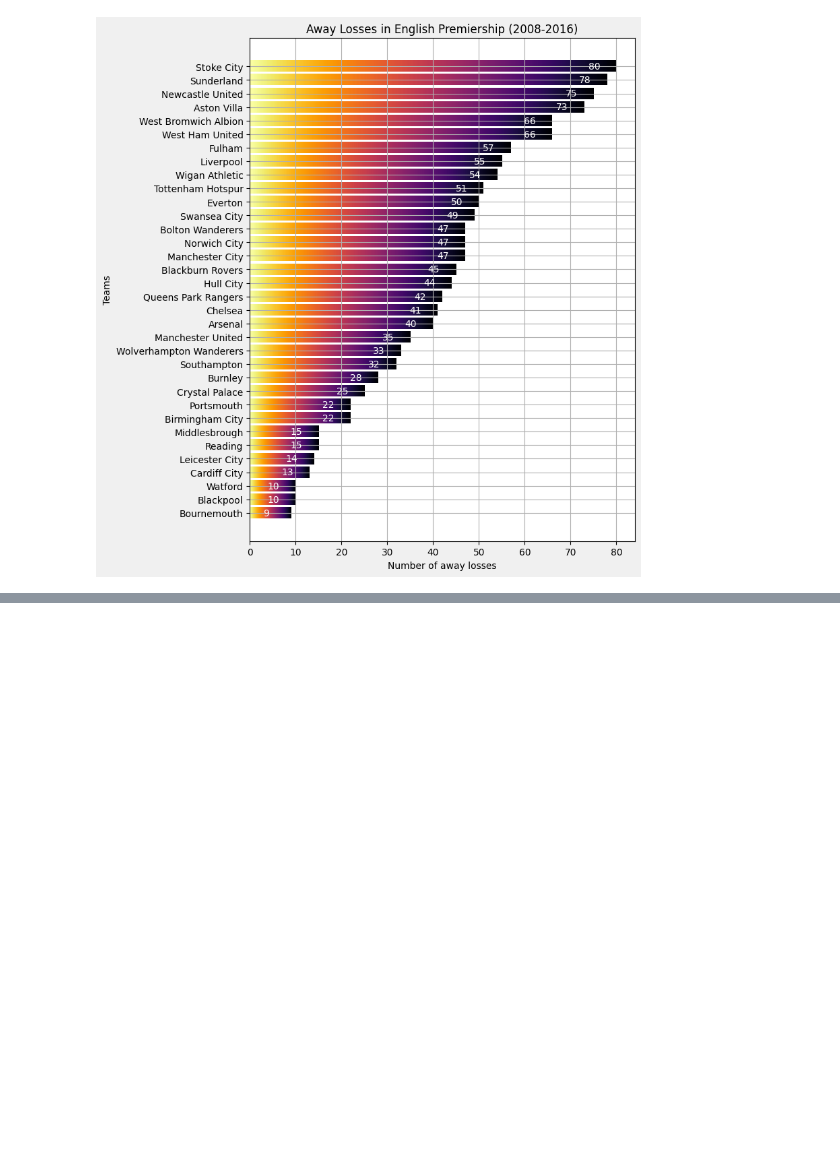
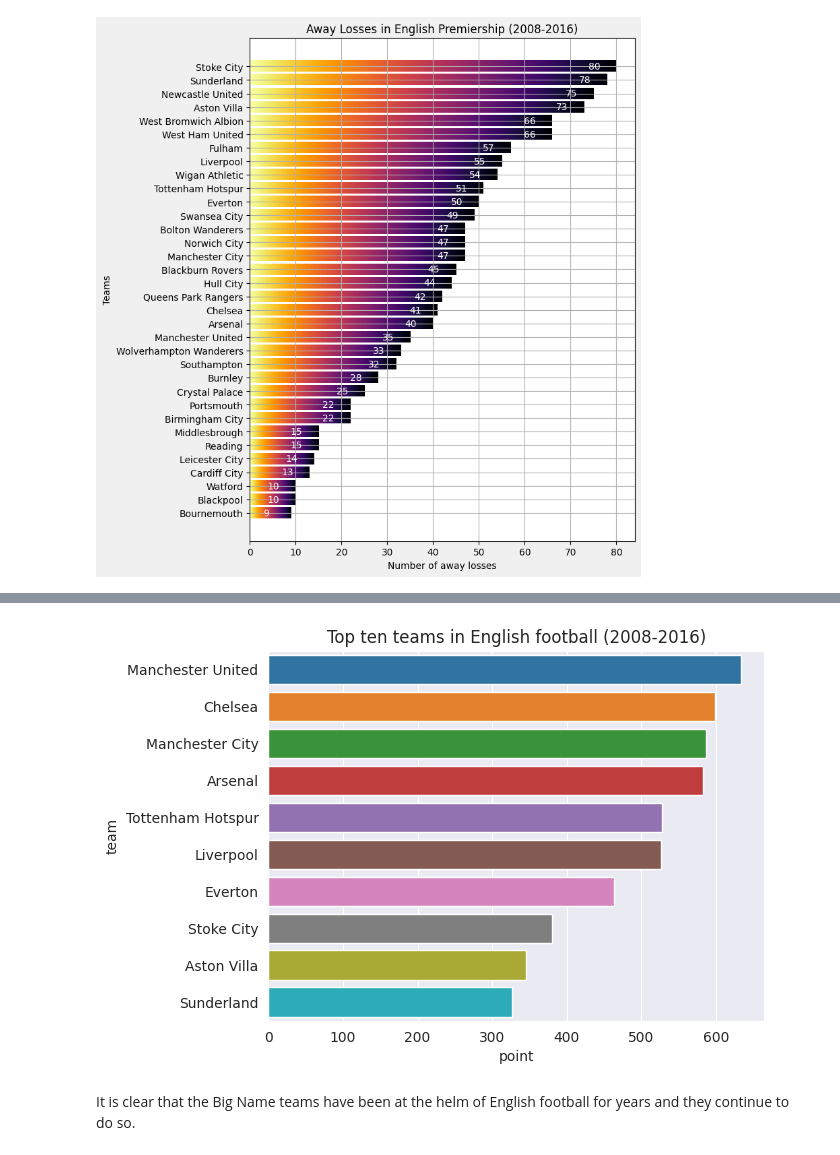
Before and after one commit to Emekadavid/european_soccer, a Jupyter notebook: notebook.ipynb, the cells around one changed output, grey strips where cells are left out. Cells and saved outputs as stored; diff of their text form; code cells hidden in the pictures; blank space fills up the shorter version.

```diff
--- a/notebook.ipynb
+++ b/notebook.ipynb
@@ -1616,0 +1728,3 @@ for rect in rects:
+# %%
+english_matches_points = pd.concat([english_awayteams, english_hometeams], ignore_index=True)
+english_matches_points.head()
@@ -1616,0 +1738,4 @@ for rect in rects:
+# %%
+# now we groupby  teams
+english_matches_points_grouped = english_matches_points.groupby("team").sum()
+english_matches_points_grouped.head()
@@ -1616,0 +1750,4 @@ for rect in rects:
+# %%
+# reset the index and sort the data frame
+english_matches_points_grouped.reset_index(inplace=True)
+english_matches_points_grouped.sort_values(by="point", ascending=False, inplace=True)
@@ -1616,0 +1770,3 @@ for rect in rects:
+# %%
+top_ten_teams = english_matches_points_grouped.head(10)
+top_ten_teams
@@ -1616,0 +1785,8 @@ for rect in rects:
+# %%
+sns.set_style("darkgrid")
+sns.barplot(data=top_ten_teams, y="team", x="point");
+plt.title("Top ten teams in English football (2008-2016)");
+# %% [output]
+[figure, added]
+# %% [markdown]
+It is clear that the Big Name teams have been at the helm of English football for years and they continue to do so.
```
Also changed, not shown: parts of 21 cells of this notebook, 1 other file.
